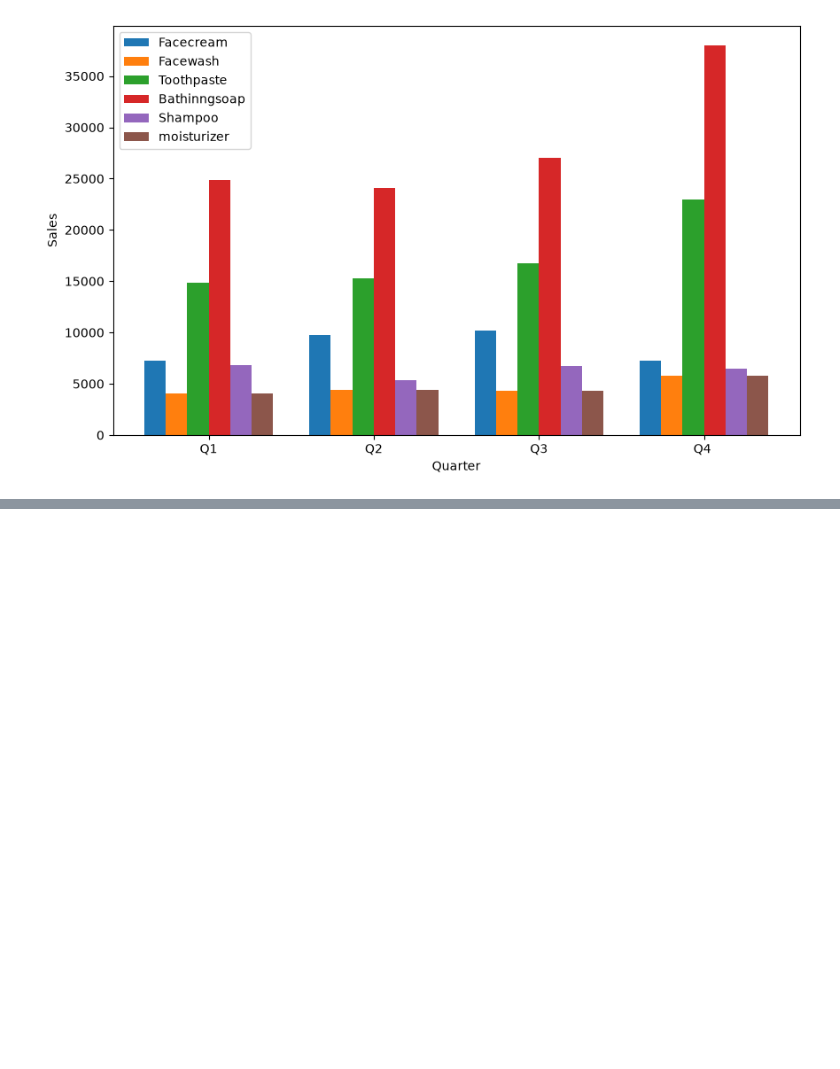
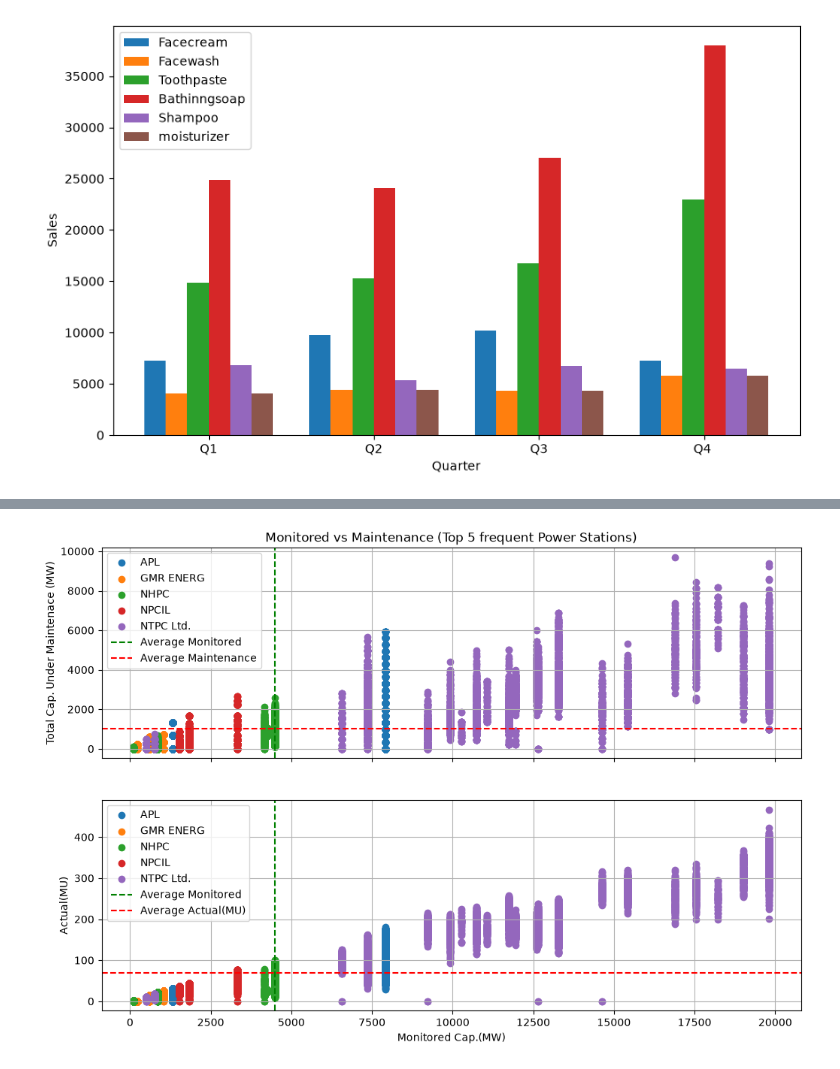
Before and after one commit to muhammad-saad-2006/ai-learning, a Jupyter notebook: week1/matplot-practice.ipynb, the cells around one changed output, grey strips where cells are left out. Drawn from its saved outputs; the diff is of its cells as text; code cells hidden in the pictures; blank space fills up the shorter version.

Commit message:
Done some matplotlib practice

```diff
--- a/week1/matplot-practice.ipynb
+++ b/week1/matplot-practice.ipynb
@@ -185,0 +190,8 @@ plt.show()
+# %%
+import numpy as np
+import pandas as pd
+import matplotlib.pyplot as plt
+
+from sklearn.preprocessing import LabelEncoder
+
+plt.style.use('default')
@@ -185,0 +209,39 @@ plt.show()
+# %%
+df = pd.read_csv("E:/ai-learning/data/PowerGeneration - PowerGeneration.csv")
+
+# we need to make a scatter plot of top 5 frequent power stations
+frequent_power_stations = df['Power Station'].value_counts().head(5).reset_index()
+
+frequent_power_stations = df[df['Power Station'].isin(frequent_power_stations['Power Station'])]
+
+# now find the avg values of these col Monitored Cap.(MW) and Total Cap. Under Maintenace (MW)
+avg_monitored = frequent_power_stations['Monitored Cap.(MW)'].mean()
+avg_maintenance = frequent_power_stations['Total Cap. Under Maintenace (MW)'].mean()
+avg_actual_mu = frequent_power_stations['Actual(MU)'].mean()
+
+# graph 1:
+fig, ax = plt.subplots(nrows=2, ncols=1, sharex=True, figsize=(12,8))
+
+for station, station_data in frequent_power_stations.groupby('Power Station'):
+    ax[0].scatter(station_data['Monitored Cap.(MW)'], station_data['Total Cap. Under Maintenace (MW)'], label=station)
+
+ax[0].set_ylabel('Total Cap. Under Maintenace (MW)')
+ax[0].set_title('Monitored vs Maintenance (Top 5 frequent Power Stations)')
+ax[0].axvline(avg_monitored, color='green', linestyle='dashed', label='Average Monitored')
+ax[0].axhline(avg_maintenance, color='red', linestyle='dashed',  label='Average Maintenance')
+ax[0].grid()
+ax[0].legend()
+
+# graph 2
+for station, station_data in frequent_power_stations.groupby('Power Station'):
+    ax[1].scatter(station_data['Monitored Cap.(MW)'], station_data['Actual(MU)'], label=station)
+ax[1].set_xlabel('Monitored Cap.(MW)')
+ax[1].set_ylabel('Actual(MU)')
+ax[1].axvline(avg_monitored, color='green', linestyle='dashed', label='Average Monitored')
+ax[1].axhline(avg_actual_mu, color='red', linestyle='dashed',  label='Average Actual(MU)')
+ax[1].grid()
+ax[1].legend()
+
+plt.show()
+# %% [output]
+[figure, added]
```
Also changed, not shown: parts of 4 cells of this notebook, 3 other files.
